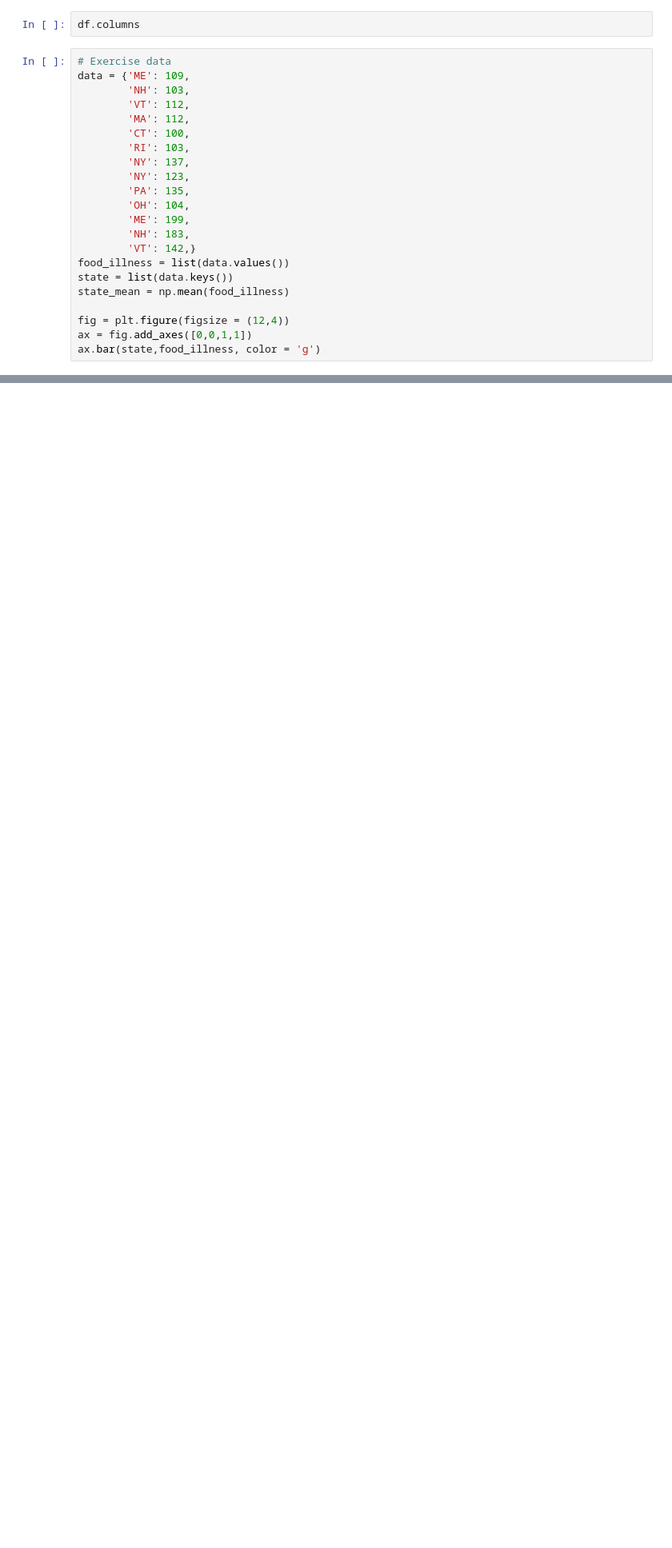
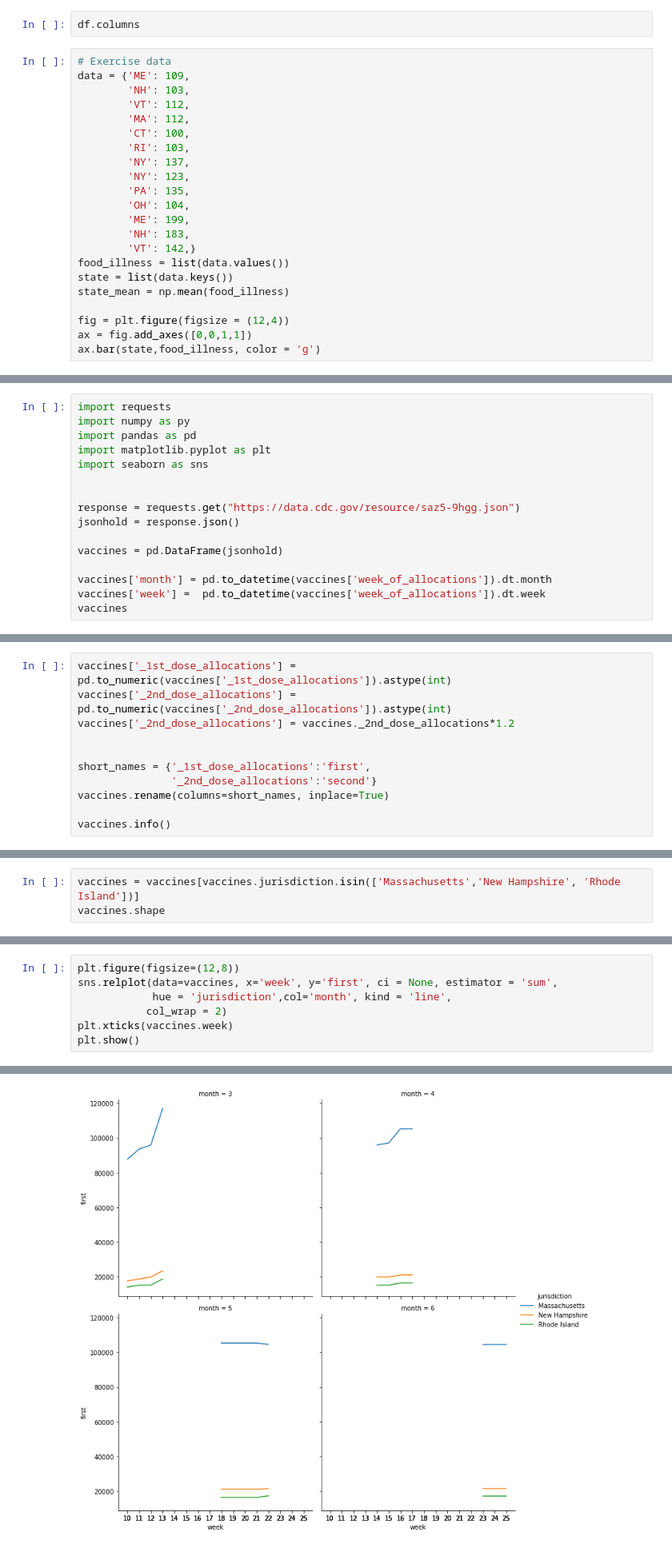
Before and after one commit to jimcody2014/Python-CDC, a Jupyter notebook: Data Visualization/notebooks/Testing Stuff.ipynb, the cells around one changed output, grey strips where cells are left out. Shown at 80% size. Cells and saved outputs as stored; diff of their text form; blank space fills up the shorter version.

Commit message:
added data visualization code

```diff
--- a/Data Visualization/notebooks/Testing Stuff.ipynb
+++ b/Data Visualization/notebooks/Testing Stuff.ipynb
@@ -45,0 +45,16 @@ ax.plot(df.cut,df.price, color = 'g')
+# %%
+import requests
+import numpy as py
+import pandas as pd
+import matplotlib.pyplot as plt
+import seaborn as sns
+
+
+response = requests.get("https://data.cdc.gov/resource/saz5-9hgg.json")
+jsonhold = response.json()
+
+vaccines = pd.DataFrame(jsonhold)
+
+vaccines['month'] = pd.to_datetime(vaccines['week_of_allocations']).dt.month
+vaccines['week'] =  pd.to_datetime(vaccines['week_of_allocations']).dt.week
+vaccines
@@ -45,0 +91,11 @@ ax.plot(df.cut,df.price, color = 'g')
+# %%
+vaccines['_1st_dose_allocations'] = pd.to_numeric(vaccines['_1st_dose_allocations']).astype(int)
+vaccines['_2nd_dose_allocations'] = pd.to_numeric(vaccines['_2nd_dose_allocations']).astype(int)
+vaccines['_2nd_dose_allocations'] = vaccines._2nd_dose_allocations*1.2
+
+
+short_names = {'_1st_dose_allocations':'first',
+               '_2nd_dose_allocations':'second'}
+vaccines.rename(columns=short_names, inplace=True)
+
+vaccines.info()
@@ -45,0 +133,3 @@ ax.plot(df.cut,df.price, color = 'g')
+# %%
+vaccines = vaccines[vaccines.jurisdiction.isin(['Massachusetts','New Hampshire', 'Rhode Island'])]
+vaccines.shape
@@ -45,0 +178,8 @@ ax.plot(df.cut,df.price, color = 'g')
+# %%
+plt.figure(figsize=(12,8))
+sns.relplot(data=vaccines, x='week', y='first', ci = None, estimator = 'sum',
+            hue = 'jurisdiction',col='month', kind = 'line',
+           col_wrap = 2)
+plt.xticks(vaccines.week)
+plt.show()
+# %% [output]
@@ -45,0 +187 @@ ax.plot(df.cut,df.price, color = 'g')
+[figure, added]
```
Also changed, not shown: parts of 22 cells of this notebook, 16 other files.
